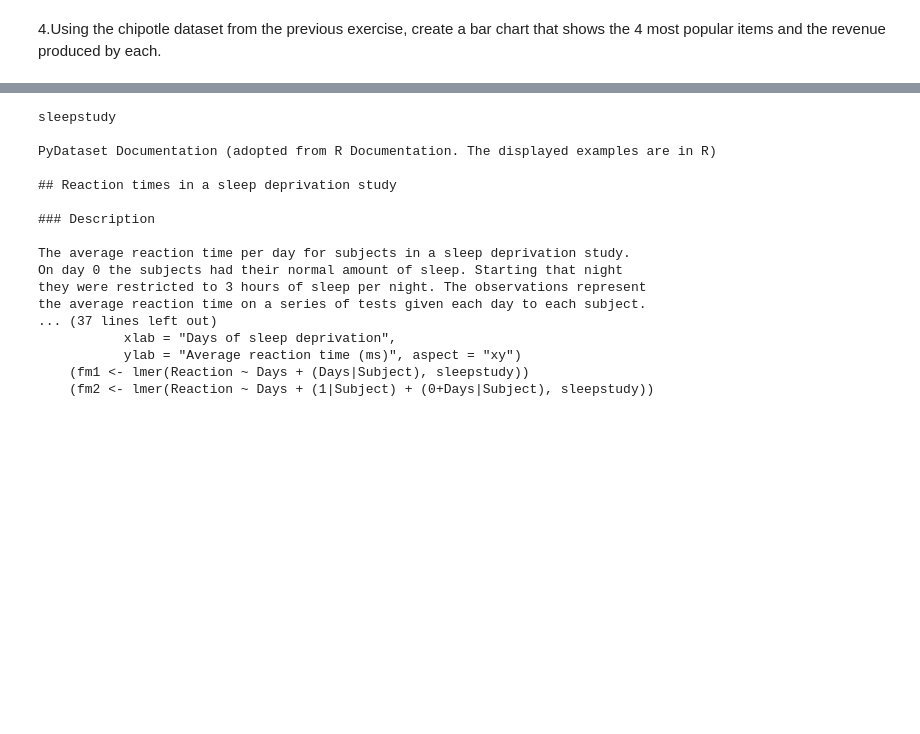
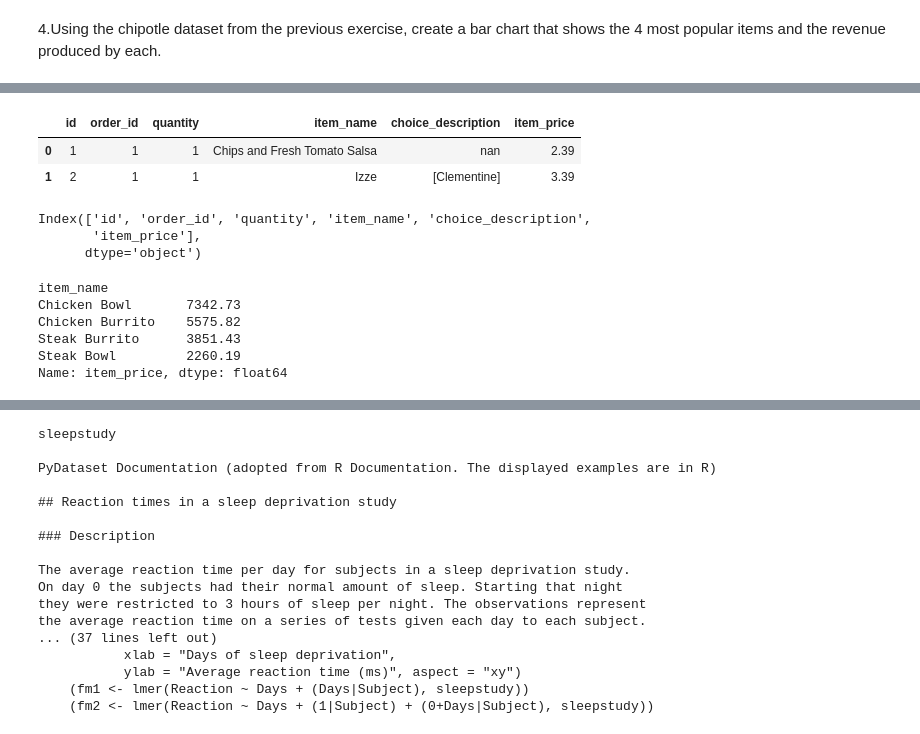
Before and after one commit to DHILL2123/python-exercises, a Jupyter notebook: Seaborn_exercises.ipynb, the cells around one changed output, grey strips where cells are left out. Saved outputs shown, nothing was run; the diff lists cells and outputs as text; code cells hidden in the pictures; blank space fills up the shorter version.

```diff
--- a/Seaborn_exercises.ipynb
+++ b/Seaborn_exercises.ipynb
@@ -255,0 +329,2 @@ create a bar chart that shows the 4 most popular items and the revenue produced
+# %%
+orders['item_price']=orders.item_price.str.replace('$', '').astype(float)
@@ -255,0 +346,6 @@ create a bar chart that shows the 4 most popular items and the revenue produced
+# %%
+orders.head(2)
+# %% [output]
+|  | id | order_id | quantity | item_name | choice_description | item_price |
+| 0 | 1 | 1 | 1 | Chips and Fresh Tomato Salsa | nan | 2.39 |
+| 1 | 2 | 1 | 1 | Izze | [Clementine] | 3.39 |
@@ -255,0 +358,15 @@ create a bar chart that shows the 4 most popular items and the revenue produced
+# %%
+orders.columns
+# %% [output]
+Index(['id', 'order_id', 'quantity', 'item_name', 'choice_description',
+       'item_price'],
+      dtype='object')
+# %%
+orders.groupby('item_name').item_price.sum().sort_values(ascending=False).head(4)
+# %% [output]
+item_name
+Chicken Bowl       7342.73
+Chicken Burrito    5575.82
+Steak Burrito      3851.43
+Steak Bowl         2260.19
+Name: item_price, dtype: float64
```
Also changed, not shown: parts of 14 cells of this notebook.
